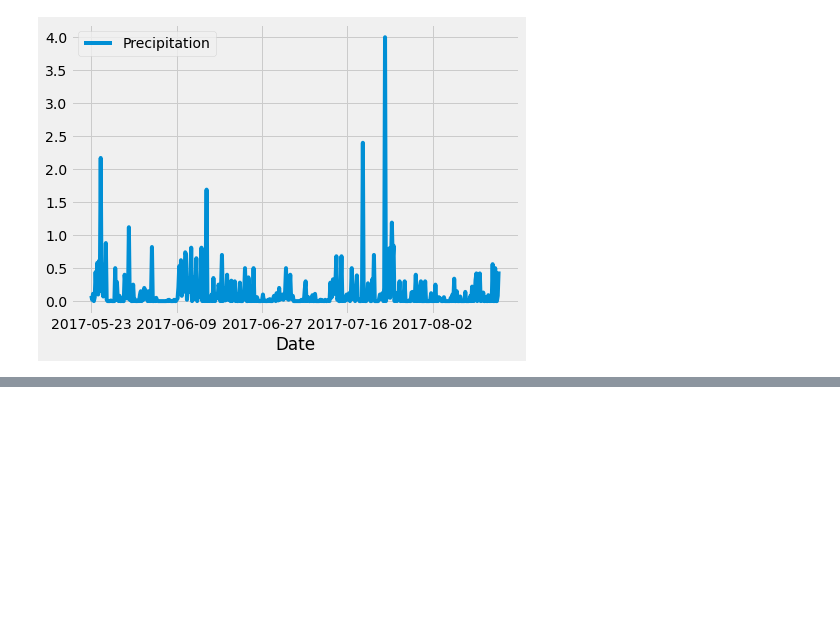
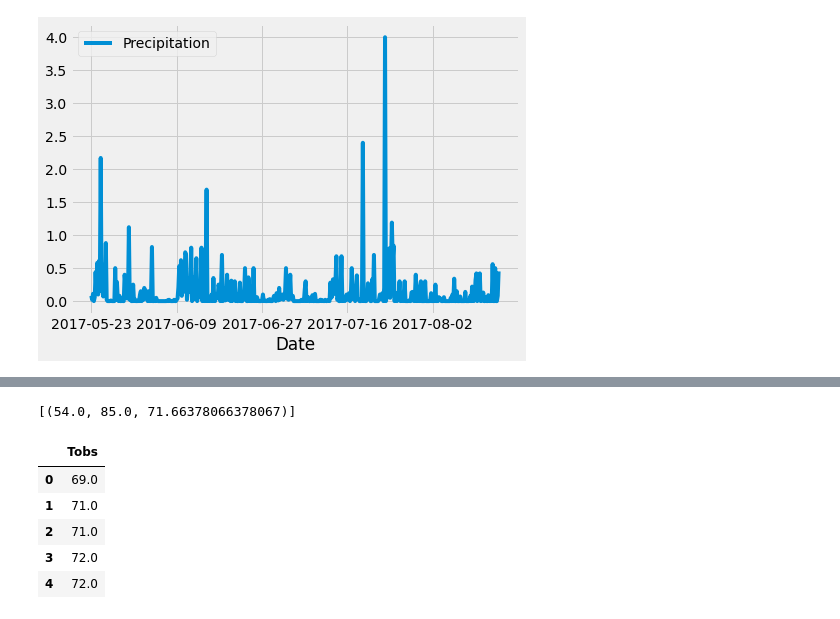
Before and after one commit to longhorn2000/sqlalchemy-challenge, a Jupyter notebook: Surf_Up.ipynb, the cells around one changed output, grey strips where cells are left out. Saved outputs shown, nothing was run; the diff lists cells and outputs as text; code cells hidden in the pictures; blank space fills up the shorter version.

```diff
--- a/Surf_Up.ipynb
+++ b/Surf_Up.ipynb
@@ -131,0 +175,9 @@ plt.savefig('Precipitation.png')
+# %%
+# Using the station id from the previous query, calculate the lowest temperature recorded,
+# highest temperature recorded, and average temperature most active station?
+result = session.query(func.min(Measurement.tobs),func.max(Measurement.tobs),func.avg(Measurement.tobs)).\
+                filter(Measurement.station == 'USC00519281').order_by(func.min(Measurement.tobs)).all()
+result
+#.order_by((Measurement.station).first()
+# %% [output]
+[(54.0, 85.0, 71.66378066378067)]
@@ -131,0 +192,10 @@ plt.savefig('Precipitation.png')
+# %%
+df1 = pd.DataFrame(year_temp, columns=['Tobs'])
+df1.head()
+# %% [output]
+|  | Tobs |
+| 0 | 69.0 |
+| 1 | 71.0 |
+| 2 | 71.0 |
+| 3 | 72.0 |
+| 4 | 72.0 |
```
Also changed, not shown: parts of 10 cells of this notebook.
